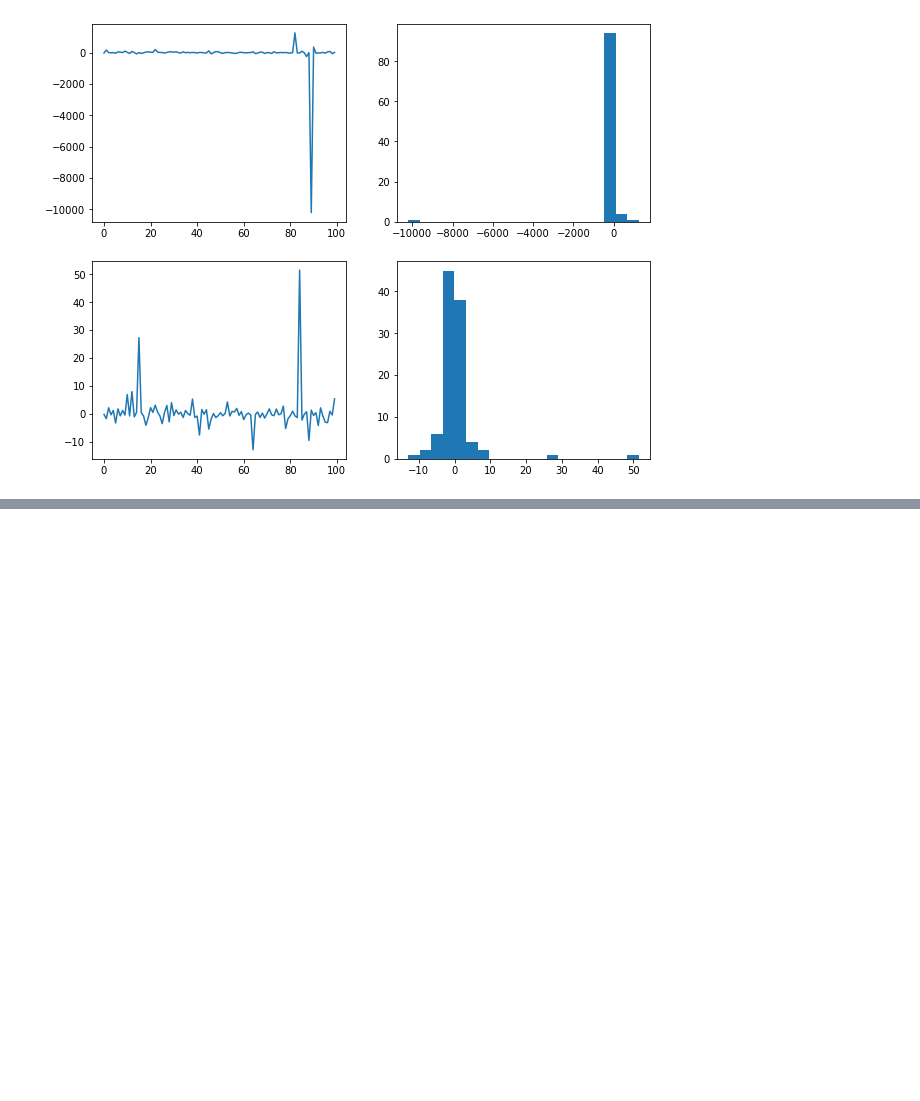
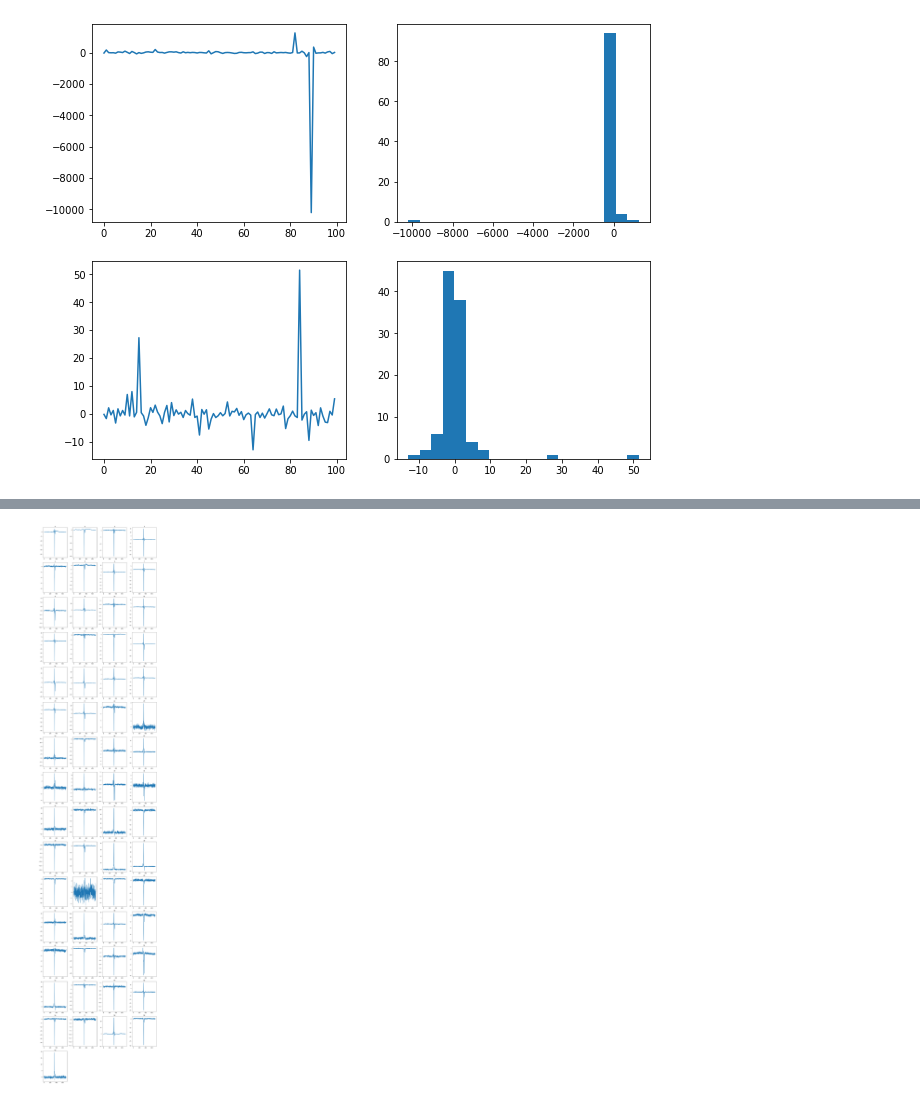
Before and after one commit to minyoungk99/IRES, a Jupyter notebook: other_notebooks/create_ratios_diffs.ipynb, the cells around one changed output, grey strips where cells are left out. Cells and saved outputs as stored; diff of their text form; code cells hidden in the pictures; blank space fills up the shorter version.

```diff
--- a/other_notebooks/create_ratios_diffs.ipynb
+++ b/other_notebooks/create_ratios_diffs.ipynb
@@ -128,0 +146,6 @@ ax4.hist(b, bins=20)
+# %%
+diffs = np.loadtxt('../R_wavelet/J0332_diffs.txt')
+# %%
+u.gridplot(diffs, 4, hist=False)
+# %% [output]
+[figure, added]
```
Also changed, not shown: parts of 6 cells of this notebook, 16 other files.
